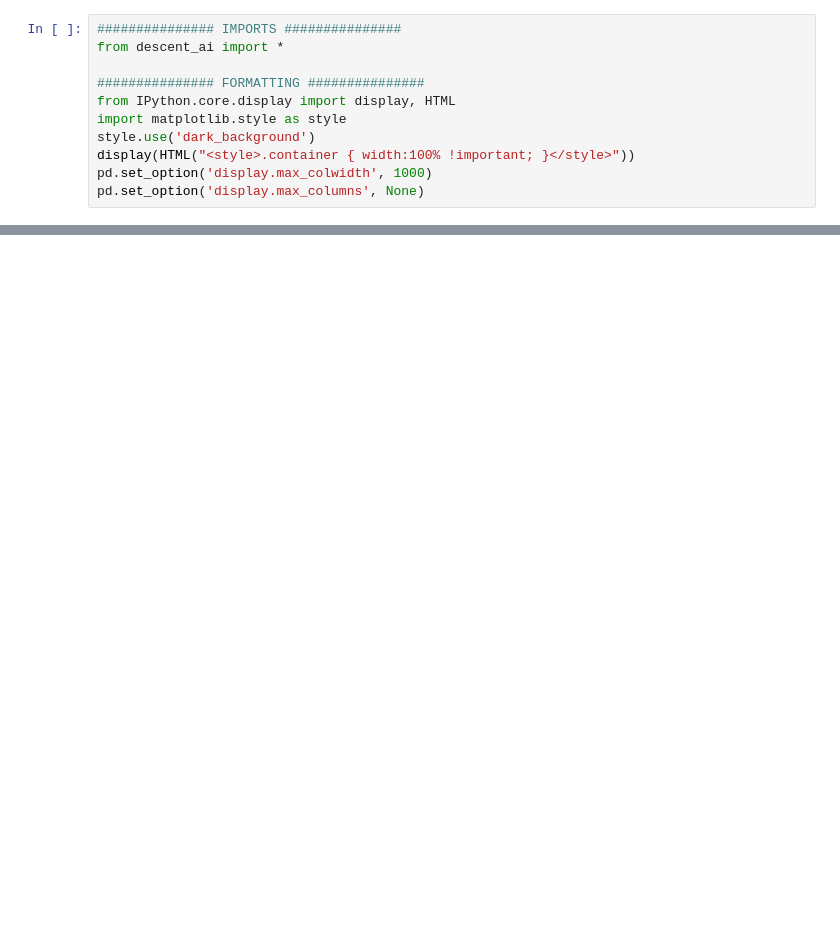
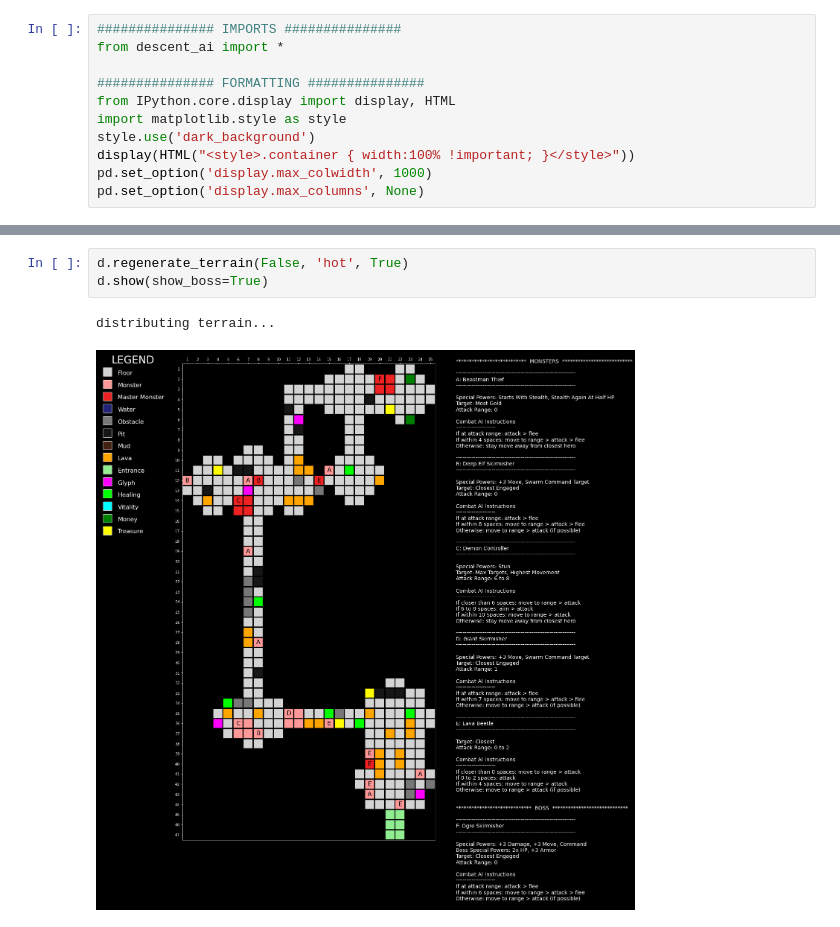
Before and after one commit to KevinCarr42/Descent_AI, a Jupyter notebook: ScenarioBuilder.ipynb, the cells around one changed output, grey strips where cells are left out. Drawn from its saved outputs; the diff is of its cells as text; blank space fills up the shorter version.

```diff
--- a/ScenarioBuilder.ipynb
+++ b/ScenarioBuilder.ipynb
@@ -56,0 +63,6 @@ distributing monsters...
+# %%
+d.regenerate_terrain(False, 'hot', True)
+d.show(show_boss=True)
+# %% [output]
+distributing terrain...
+[figure, added]
```
Also changed, not shown: parts of 7 cells of this notebook, 1 other file.
